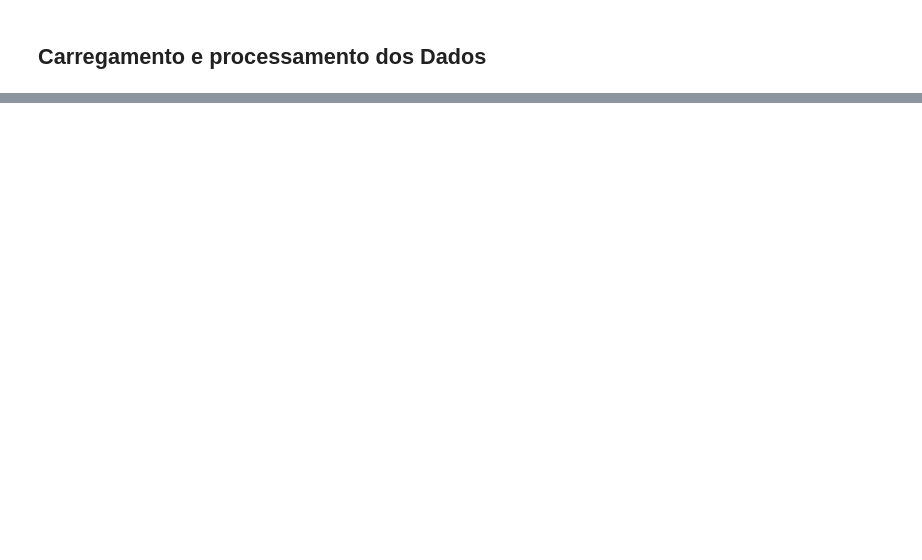
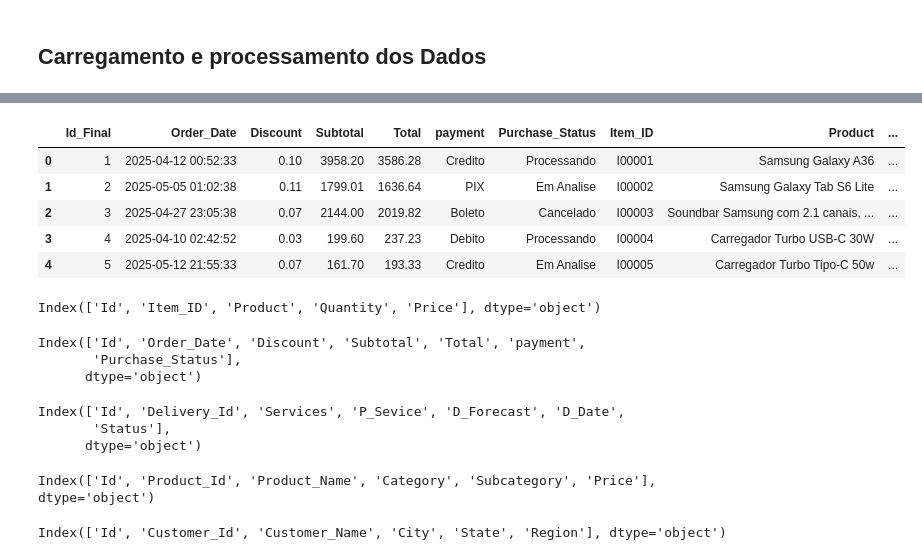
Before and after one commit to JonasLima99/EQUIPE-WOLF---ESTATISTICA-E-PROB, a Jupyter notebook: notebooks/main_analise.ipynb, the cells around one changed output, grey strips where cells are left out. Drawn from its saved outputs; the diff is of its cells as text; code cells hidden in the pictures; blank space fills up the shorter version.

```diff
--- a/notebooks/main_analise.ipynb
+++ b/notebooks/main_analise.ipynb
@@ -1,12 +1,11 @@
 # %% [markdown]
 ## Carregamento e processamento dos Dados
 # %%
-import pandas as pd # manipulação de dados
-import numpy as np # operações numéricas, especialmente no cálculo de KPIs e limpeza
-# Importação para visualização
+import pandas as pd
+import numpy as np
 import matplotlib.pyplot as plt
 import seaborn as sns
 
-# Garante que todas as colunas sejam exibidas
 pd.set_option('display.max_columns', None)
+pd.set_option('display.float_format', '{:.2f}'.format)
 # %%
@@ -43,0 +37,67 @@ Id
+# %%
+# Orders + Shopping (Chave: Id da Linha/Item - o único link 1:1 certo)
+df_principal = df_orders.merge(
+    df_shopping,
+    on='Id',
+    how='left',
+    suffixes=('_Orders', '_Shopping')
+)
+
+# Customer (Chave IMPLÍCITA: Id)
+# Ligamos o Id da Linha/Item (df_principal) ao Id da Tabela Customer (df_customer)
+df_principal = df_principal.merge(
+    df_customer,
+    on='Id', # Usamos 'Id' de FACT_Orders como chave para Customer_Id
+    how='left',
+    suffixes=('_Temp', '_Customer')
+)
+
+# + Delivery (Chave IMPLÍCITA: Id)
+# Ligamos o Id da Linha/Item (df_principal) ao Id da Tabela Delivery (df_delivery)
+df_principal = df_principal.merge(
+    df_delivery,
+    on='Id',
+    how='left',
+    suffixes=('_B', '_Delivery')
+)
+
+# + Products (Chave: Nome do Produto)
+df_principal = df_principal.merge(
+    df_products.rename(columns={'Product_Name': 'Product'}),
+    on='Product',
+    how='left',
+    suffixes=('_Final', '_Product')
+)
+# %%
+df_principal.head(5)
+# %% [output]
+|  | Id_Final | Order_Date | Discount | Subtotal | Total | payment | Purchase_Status | Item_ID | Product | ... |
+| 0 | 1 | 2025-04-12 00:52:33 | 0.10 | 3958.20 | 3586.28 | Credito | Processando | I00001 | Samsung Galaxy A36 | ... |
+| 1 | 2 | 2025-05-05 01:02:38 | 0.11 | 1799.01 | 1636.64 | PIX | Em Analise | I00002 | Samsung Galaxy Tab S6 Lite | ... |
+| 2 | 3 | 2025-04-27 23:05:38 | 0.07 | 2144.00 | 2019.82 | Boleto | Cancelado | I00003 | Soundbar Samsung com 2.1 canais, ... | ... |
+| 3 | 4 | 2025-04-10 02:42:52 | 0.03 | 199.60 | 237.23 | Debito | Processando | I00004 | Carregador Turbo USB-C 30W | ... |
+| 4 | 5 | 2025-05-12 21:55:33 | 0.07 | 161.70 | 193.33 | Credito | Em Analise | I00005 | Carregador Turbo Tipo-C 50w | ... |
+# %%
+df_shopping.columns
+# %% [output]
+Index(['Id', 'Item_ID', 'Product', 'Quantity', 'Price'], dtype='object')
+# %%
+df_orders.columns
+# %% [output]
+Index(['Id', 'Order_Date', 'Discount', 'Subtotal', 'Total', 'payment',
+       'Purchase_Status'],
+      dtype='object')
+# %%
+df_delivery.columns
+# %% [output]
+Index(['Id', 'Delivery_Id', 'Services', 'P_Sevice', 'D_Forecast', 'D_Date',
+       'Status'],
+      dtype='object')
+# %%
+df_products.columns
+# %% [output]
+Index(['Id', 'Product_Id', 'Product_Name', 'Category', 'Subcategory', 'Price'], dtype='object')
+# %%
+df_customer.columns
+# %% [output]
+Index(['Id', 'Customer_Id', 'Customer_Name', 'City', 'State', 'Region'], dtype='object')
```
Also changed, not shown: parts of 47 cells of this notebook, 1 other file.
